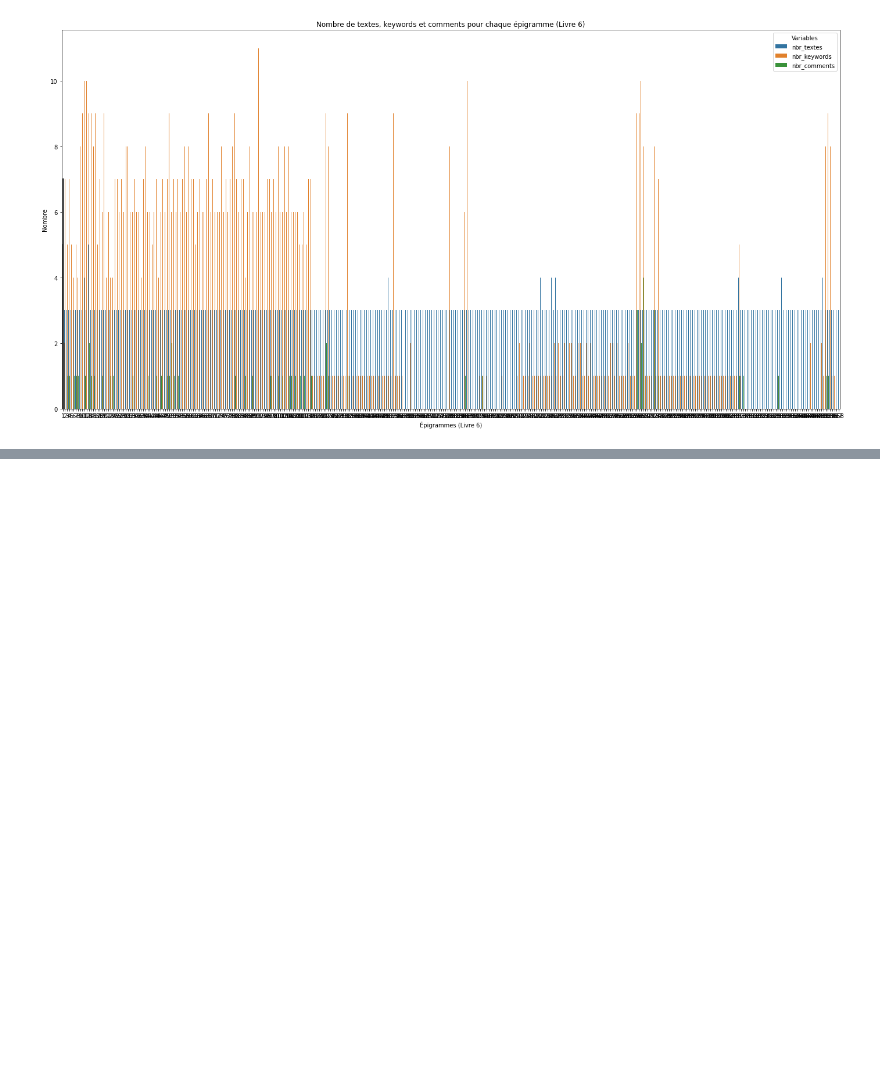
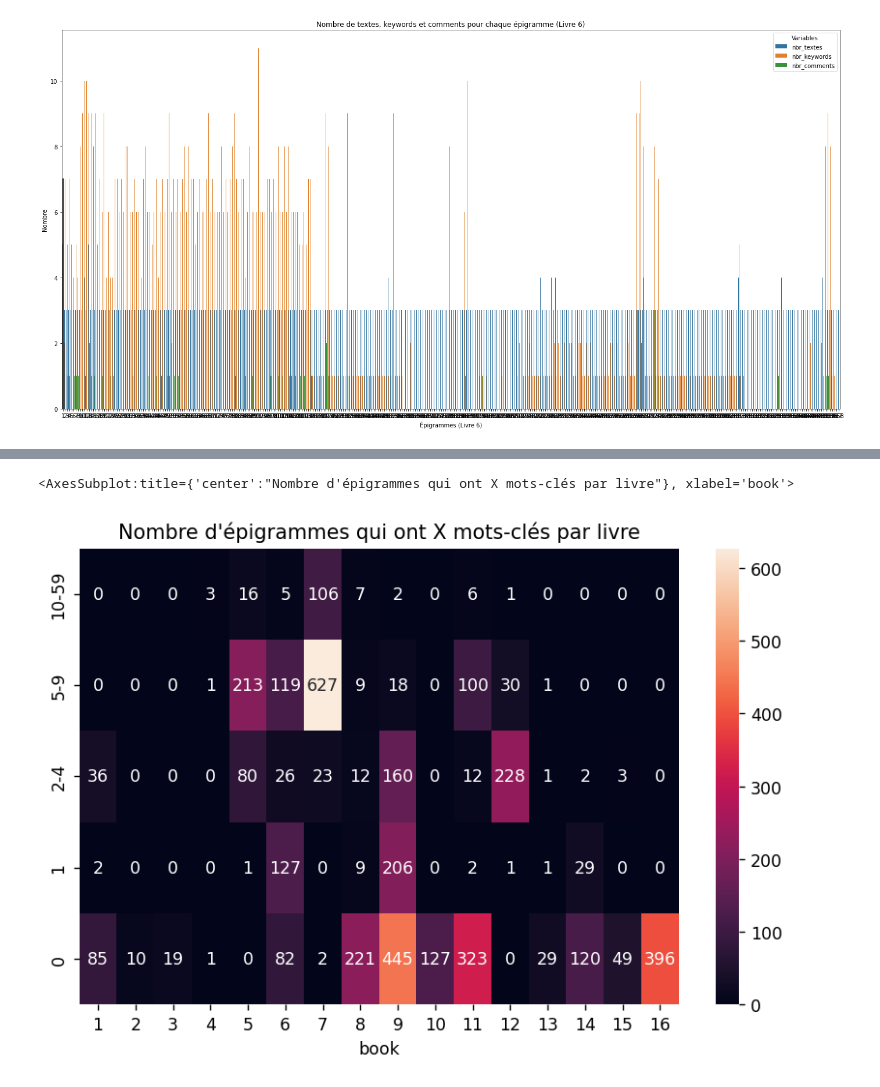
Before and after one commit to MathildeVrst/AG-Viz, a Jupyter notebook: Seaborn.ipynb, the cells around one changed output, grey strips where cells are left out. Cells and saved outputs as stored; diff of their text form; code cells hidden in the pictures; blank space fills up the shorter version.

```diff
--- a/Seaborn.ipynb
+++ b/Seaborn.ipynb
@@ -331,0 +344,8 @@ plt.show()
+# %%
+meskw = []
+for i in range(len(data)):
+    livre_ = data[i]['book']['number']
+    count_ = len([i for i in data[i]['keywords']])
+    url_ = data[i]['url']
+    meskw.append({'book':livre_,'count':count_, 'url':url_})
+meskw_df = pd.DataFrame(meskw)
@@ -331,0 +368,10 @@ plt.show()
+# %%
+def data_to_df(df):
+    index = [0,1,2,5,10,60]
+    mycounts = pd.cut(df['count'], index, right=False, labels=["0","1","2-4","5-9","10-59"]).value_counts() # cut les intervalles du df selon les valeurs de la liste + les compte
+    mondict = mycounts.to_dict()
+    mondict['book'] = df['book'].values[0]
+    return pd.Series(mondict).to_frame().T
+
+dict_list = meskw_df.groupby('book',as_index=False).apply(data_to_df)
+dict_list
@@ -331,0 +396,10 @@ plt.show()
+# %%
+count_df = dict_list.reset_index(drop=True)
+count_df = count_df.set_index('book') # définit l'index du df sur book
+count_df_ = count_df[["0","1","2-4","5-9","10-59"][::-1]] # met les y dans l'ordre
+plt.figure(dpi=125,figsize=(8,5))
+plt.title("Nombre d'épigrammes qui ont X mots-clés par livre")
+sns.heatmap(count_df_.T,annot=True,fmt='d') # .T = affiche les étiquettes dans le bon sens ; annot = affiche les valeurs (d=entiers) ;
+# %% [output]
+<AxesSubplot:title={'center':"Nombre d'épigrammes qui ont X mots-clés par livre"}, xlabel='book'>
+[figure, added]
```
Also changed, not shown: parts of 8 cells of this notebook, 5 other files.
